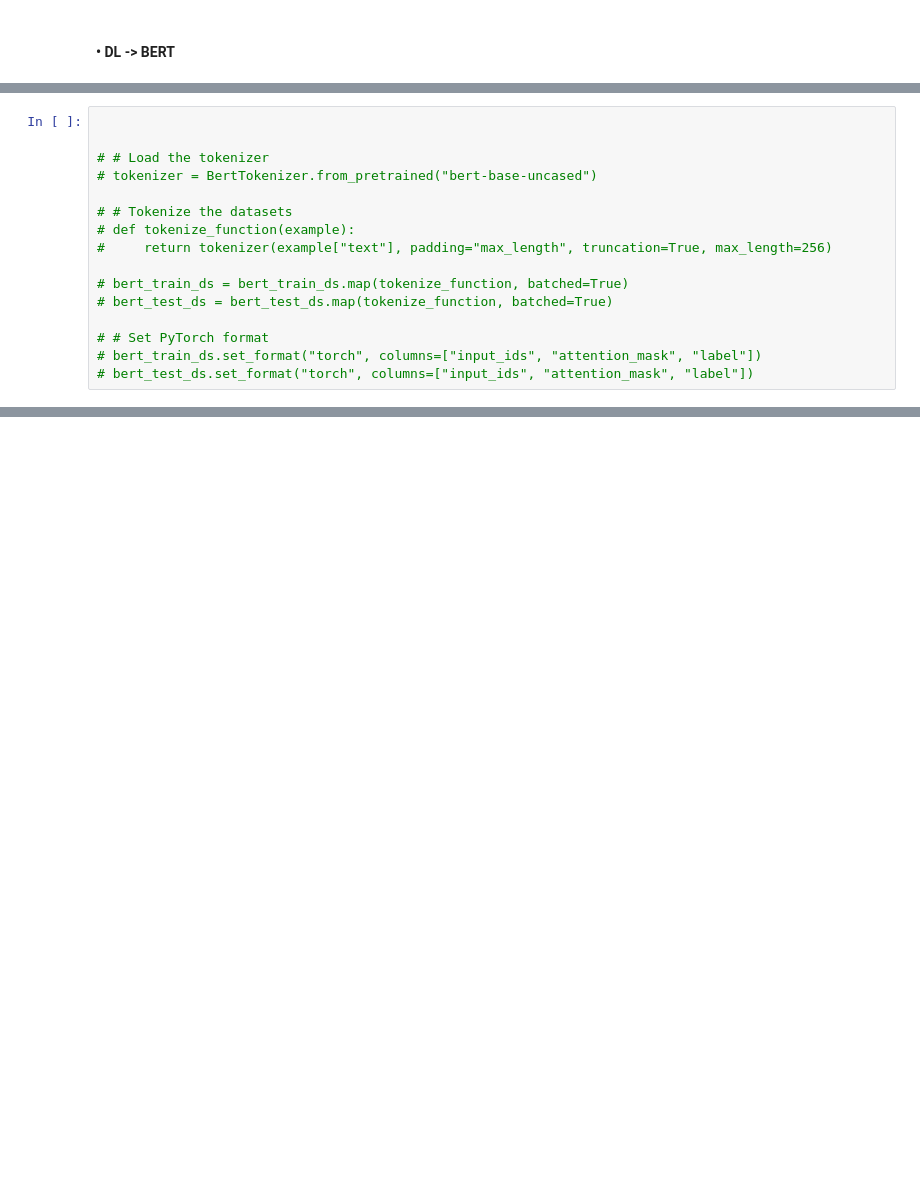
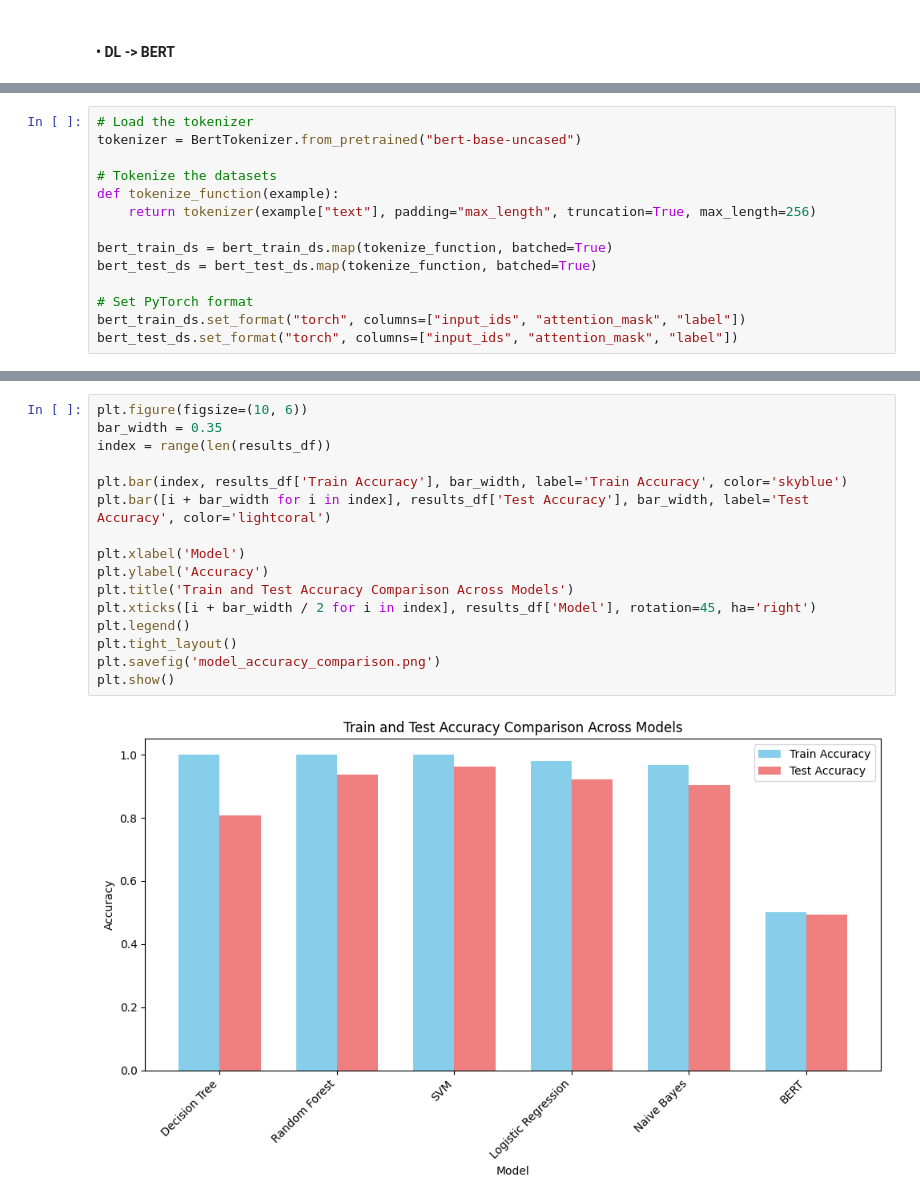
Before and after one commit to Natural-Language-Processing-25/Sentiment-Analysis-of-movie-reviews, a Jupyter notebook: Main.ipynb, the cells around one changed output, grey strips where cells are left out. Saved outputs shown, nothing was run; the diff lists cells and outputs as text; blank space fills up the shorter version.

```diff
--- a/Main.ipynb
+++ b/Main.ipynb
@@ -501,16 +528,14 @@ Test Accuracy: 87.12%
 # %%
+# Load the tokenizer
+tokenizer = BertTokenizer.from_pretrained("bert-base-uncased")
 
+# Tokenize the datasets
+def tokenize_function(example):
+    return tokenizer(example["text"], padding="max_length", truncation=True, max_length=256)
 
-# # Load the tokenizer
-# tokenizer = BertTokenizer.from_pretrained("bert-base-uncased")
+bert_train_ds = bert_train_ds.map(tokenize_function, batched=True)
+bert_test_ds = bert_test_ds.map(tokenize_function, batched=True)
 
-# # Tokenize the datasets
-# def tokenize_function(example):
-#     return tokenizer(example["text"], padding="max_length", truncation=True, max_length=256)
-
-# bert_train_ds = bert_train_ds.map(tokenize_function, batched=True)
-# bert_test_ds = bert_test_ds.map(tokenize_function, batched=True)
-
-# # Set PyTorch format
-# bert_train_ds.set_format("torch", columns=["input_ids", "attention_mask", "label"])
-# bert_test_ds.set_format("torch", columns=["input_ids", "attention_mask", "label"])
+# Set PyTorch format
+bert_train_ds.set_format("torch", columns=["input_ids", "attention_mask", "label"])
+bert_test_ds.set_format("torch", columns=["input_ids", "attention_mask", "label"])
@@ -553,0 +730,18 @@ Test Accuracy: 87.12%
+# %%
+plt.figure(figsize=(10, 6))
+bar_width = 0.35
+index = range(len(results_df))
+
+plt.bar(index, results_df['Train Accuracy'], bar_width, label='Train Accuracy', color='skyblue')
+plt.bar([i + bar_width for i in index], results_df['Test Accuracy'], bar_width, label='Test Accuracy', color='lightcoral')
+
+plt.xlabel('Model')
+plt.ylabel('Accuracy')
+plt.title('Train and Test Accuracy Comparison Across Models')
+plt.xticks([i + bar_width / 2 for i in index], results_df['Model'], rotation=45, ha='right')
+plt.legend()
+plt.tight_layout()
+plt.savefig('model_accuracy_comparison.png')
+plt.show()
+# %% [output]
+[figure, added]
```
Also changed, not shown: parts of 28 cells of this notebook, 25 other files.
